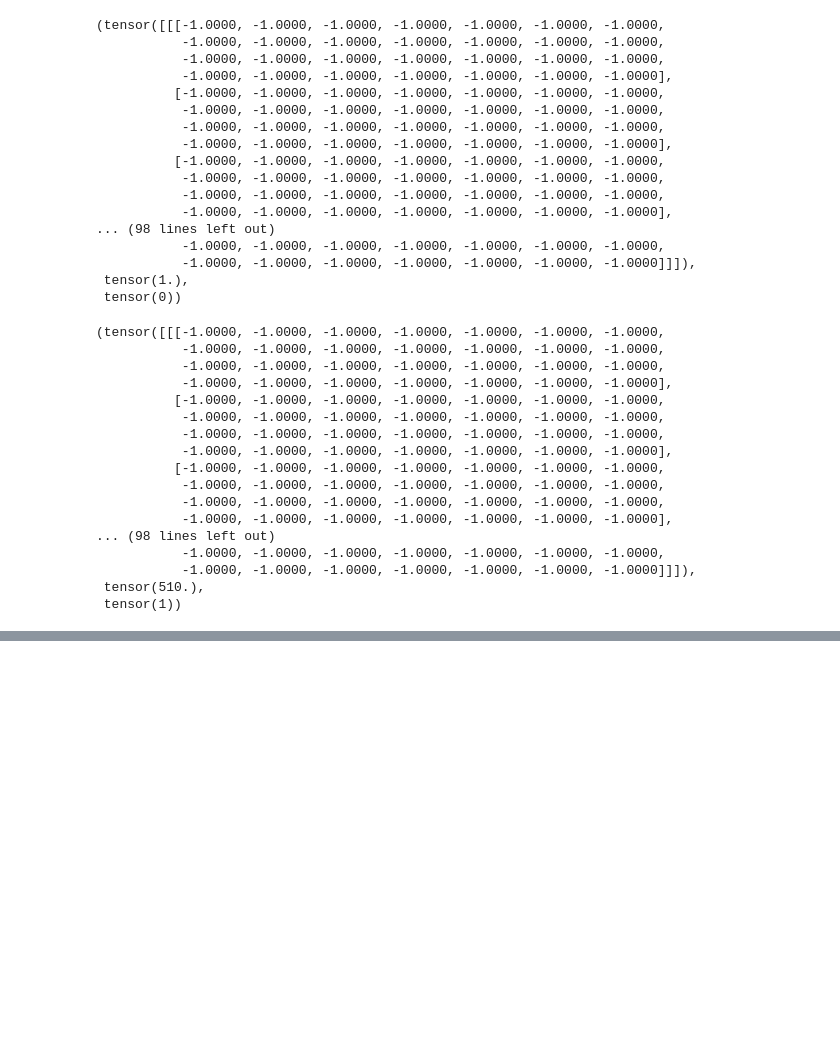
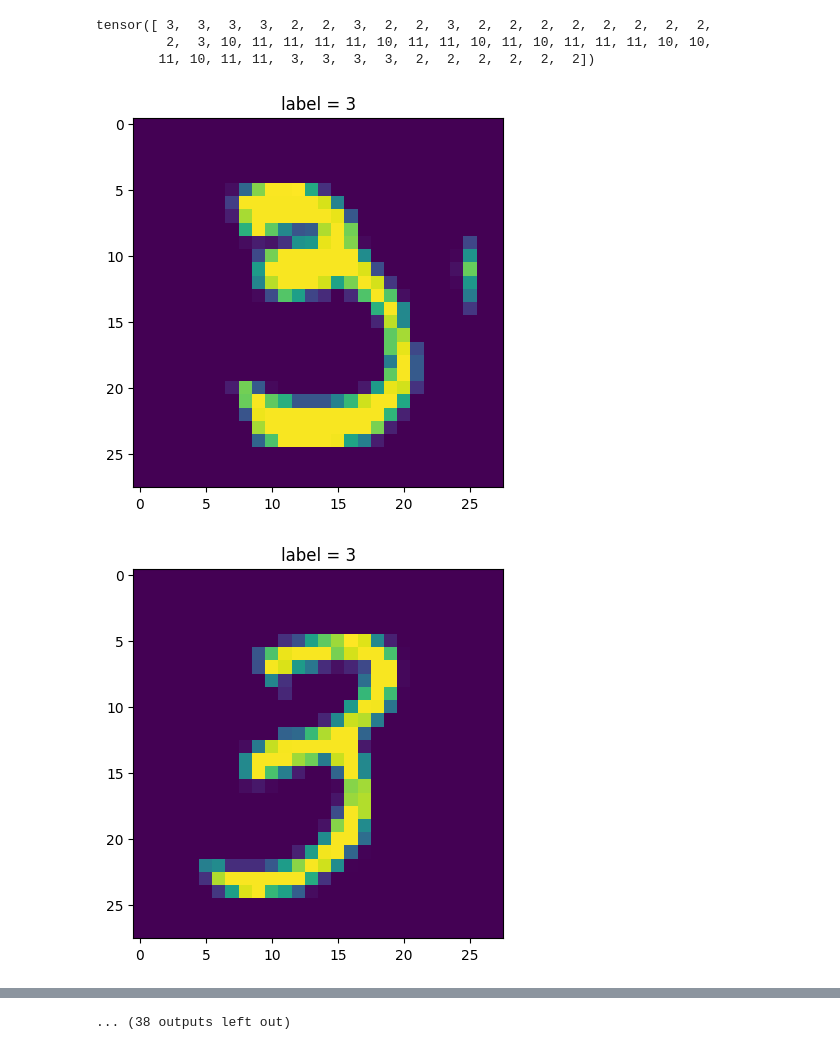
Before and after one commit to YuxinB/ProL, a Jupyter notebook: notebooks/dev.ipynb, the cells around one changed output, grey strips where cells are left out. Drawn from its saved outputs; the diff is of its cells as text; code cells hidden in the pictures; blank space fills up the shorter version.

```diff
--- a/notebooks/dev.ipynb
+++ b/notebooks/dev.ipynb
@@ -35,7 +35,7 @@ params = {
     "N": 20,                     # time between two task switches
     "t": 500,                  # training time
     "T": 5000,                   # future time horizon
-    "task": [[0, 1], [2, 3]],    # task specification
+    "task": [[2, 3]],    # task specification
     "contextlength": 200,
     "seed": 1996,
     "image_size": 64,
@@ -53,16 +105,14 @@ args = SetParams(params)
 root = '/cis/home/adesilva/ashwin/research/ProL/data'
 torch_dataset = get_torch_dataset(root, name=args.dataset)
 # %%
-# get indices for each task
-taskInd, maplab = get_task_indicies_and_map(
-    tasks=args.task,
-    y=torch_dataset.targets.numpy()
-)
+tasklib, maplab, dummylab = get_task_indicies_and_map(args.task, torch_dataset.targets.numpy(), type='label-swap')
+# %%
+torch_dataset.targets[tasklib[1]] = torch_dataset.targets[tasklib[1]].apply_(dummylab)
 # %%
 train_SeqInd, updated_taskInd = get_sequence_indices(
             N=args.N,
             total_time_steps=args.t,
-            tasklib=taskInd,
+            tasklib=tasklib,
             seed=1996,
             remove_train_samples=True
         )
@@ -84,20 +118,0 @@ train_dataset = datahandler.VisionSequentialDataset(args, **data_kwargs)
-# %%
-train_dataset.__getitem__(1)
-# %% [output]
-(tensor([[[-1.0000, -1.0000, -1.0000, -1.0000, -1.0000, -1.0000, -1.0000,
-           -1.0000, -1.0000, -1.0000, -1.0000, -1.0000, -1.0000, -1.0000,
-           -1.0000, -1.0000, -1.0000, -1.0000, -1.0000, -1.0000, -1.0000,
-           -1.0000, -1.0000, -1.0000, -1.0000, -1.0000, -1.0000, -1.0000],
-          [-1.0000, -1.0000, -1.0000, -1.0000, -1.0000, -1.0000, -1.0000,
-           -1.0000, -1.0000, -1.0000, -1.0000, -1.0000, -1.0000, -1.0000,
-           -1.0000, -1.0000, -1.0000, -1.0000, -1.0000, -1.0000, -1.0000,
-           -1.0000, -1.0000, -1.0000, -1.0000, -1.0000, -1.0000, -1.0000],
-          [-1.0000, -1.0000, -1.0000, -1.0000, -1.0000, -1.0000, -1.0000,
-           -1.0000, -1.0000, -1.0000, -1.0000, -1.0000, -1.0000, -1.0000,
-           -1.0000, -1.0000, -1.0000, -1.0000, -1.0000, -1.0000, -1.0000,
-           -1.0000, -1.0000, -1.0000, -1.0000, -1.0000, -1.0000, -1.0000],
-... (98 lines left out)
-           -1.0000, -1.0000, -1.0000, -1.0000, -1.0000, -1.0000, -1.0000,
-           -1.0000, -1.0000, -1.0000, -1.0000, -1.0000, -1.0000, -1.0000]]]),
- tensor(1.),
- tensor(0))
@@ -112,20 +119,15 @@ test_dataset = datahandler.VisionSequentialTestDataset(args, **test_kwargs)
-# %%
-test_dataset.__getitem__(10)
-# %% [output]
-(tensor([[[-1.0000, -1.0000, -1.0000, -1.0000, -1.0000, -1.0000, -1.0000,
-           -1.0000, -1.0000, -1.0000, -1.0000, -1.0000, -1.0000, -1.0000,
-           -1.0000, -1.0000, -1.0000, -1.0000, -1.0000, -1.0000, -1.0000,
-           -1.0000, -1.0000, -1.0000, -1.0000, -1.0000, -1.0000, -1.0000],
-          [-1.0000, -1.0000, -1.0000, -1.0000, -1.0000, -1.0000, -1.0000,
-           -1.0000, -1.0000, -1.0000, -1.0000, -1.0000, -1.0000, -1.0000,
-           -1.0000, -1.0000, -1.0000, -1.0000, -1.0000, -1.0000, -1.0000,
-           -1.0000, -1.0000, -1.0000, -1.0000, -1.0000, -1.0000, -1.0000],
-          [-1.0000, -1.0000, -1.0000, -1.0000, -1.0000, -1.0000, -1.0000,
-           -1.0000, -1.0000, -1.0000, -1.0000, -1.0000, -1.0000, -1.0000,
-           -1.0000, -1.0000, -1.0000, -1.0000, -1.0000, -1.0000, -1.0000,
-           -1.0000, -1.0000, -1.0000, -1.0000, -1.0000, -1.0000, -1.0000],
-... (98 lines left out)
-           -1.0000, -1.0000, -1.0000, -1.0000, -1.0000, -1.0000, -1.0000,
-           -1.0000, -1.0000, -1.0000, -1.0000, -1.0000, -1.0000, -1.0000]]]),
- tensor(510.),
- tensor(1))
+# %%
+torch_dataset.targets[train_SeqInd[:50]]
+# %% [output]
+tensor([ 3,  3,  3,  3,  2,  2,  3,  2,  2,  3,  2,  2,  2,  2,  2,  2,  2,  2,
+         2,  3, 10, 11, 11, 11, 11, 10, 11, 11, 10, 11, 10, 11, 11, 11, 10, 10,
+        11, 10, 11, 11,  3,  3,  3,  3,  2,  2,  2,  2,  2,  2])
+# %%
+import matplotlib.pyplot as plt
+for im, lab in zip(torch_dataset.data[train_SeqInd[:50]], torch_dataset.targets[train_SeqInd[:50]]):
+    plt.imshow(im)
+    plt.title(f'label = {lab}')
+    plt.show()
+# %% [output]
+[figure, added]
+[figure, added]
@@ -131,0 +144 @@ test_dataset.__getitem__(10)
+... (38 outputs left out)
```
Also changed, not shown: parts of 6 cells of this notebook, 7 other files.
